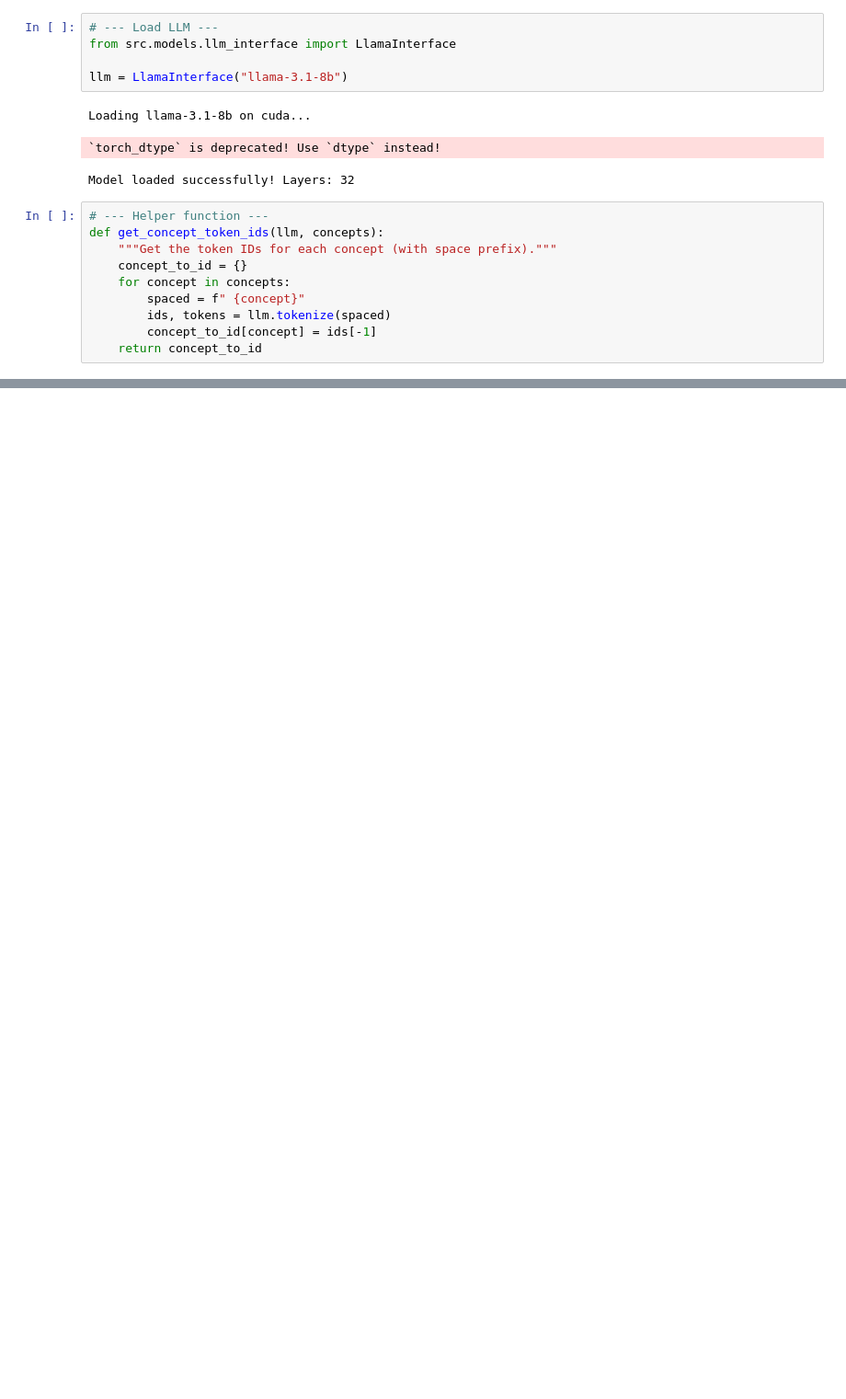
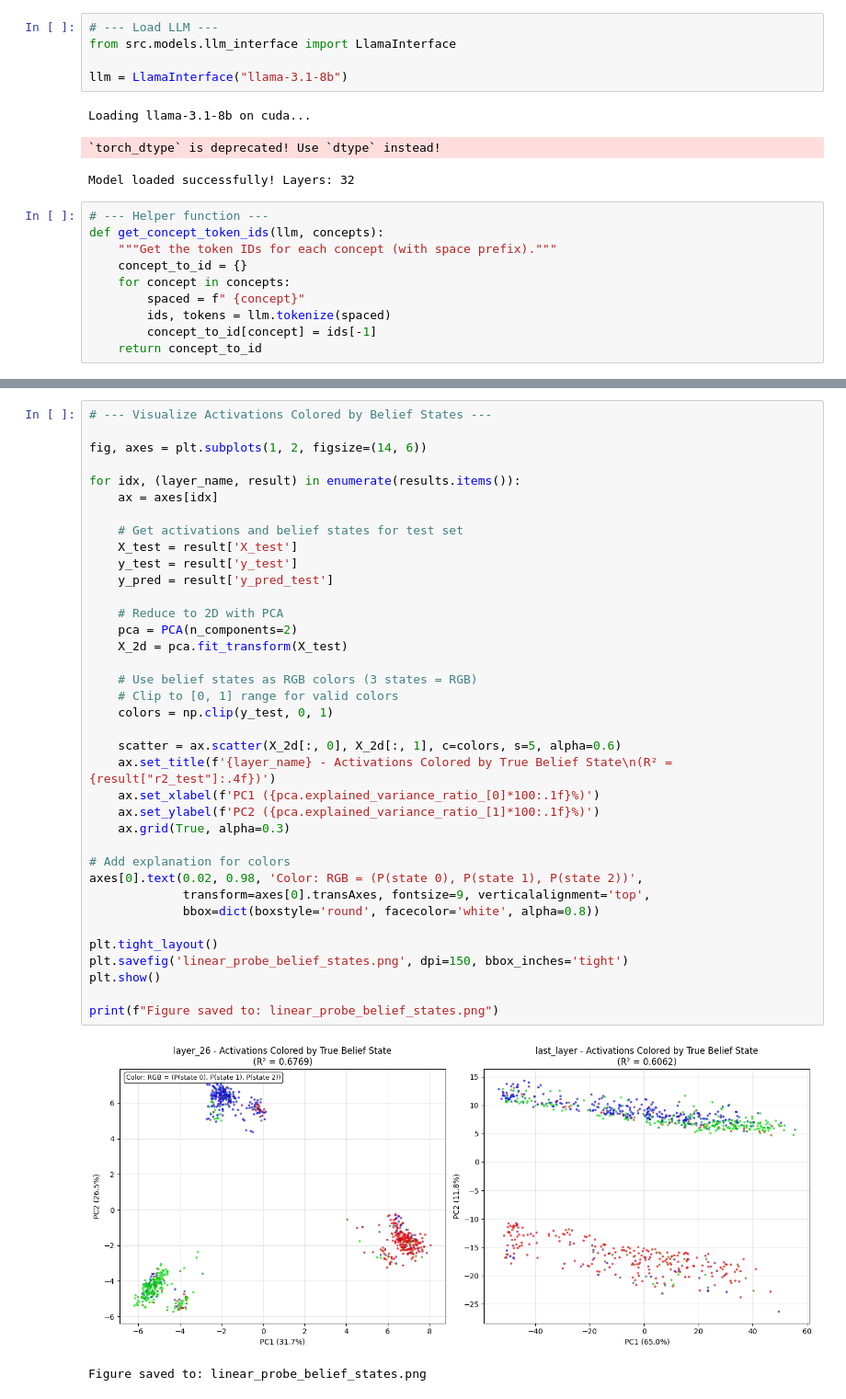
Before and after one commit to chiragr5241/geometric-interpretability-LLMs, a Jupyter notebook: experiments/accuracy_vs_context_HMM.ipynb, the cells around one changed output, grey strips where cells are left out. Shown at 92% size. Cells and saved outputs as stored; diff of their text form; blank space fills up the shorter version.

```diff
--- a/experiments/accuracy_vs_context_HMM.ipynb
+++ b/experiments/accuracy_vs_context_HMM.ipynb
@@ -303,0 +579,40 @@ Random baseline (1/3): 0.3333
+# %%
+# --- Visualize Activations Colored by Belief States ---
+
+fig, axes = plt.subplots(1, 2, figsize=(14, 6))
+
+for idx, (layer_name, result) in enumerate(results.items()):
+    ax = axes[idx]
+
+    # Get activations and belief states for test set
+    X_test = result['X_test']
+    y_test = result['y_test']
+    y_pred = result['y_pred_test']
+
+    # Reduce to 2D with PCA
+    pca = PCA(n_components=2)
+    X_2d = pca.fit_transform(X_test)
+
+    # Use belief states as RGB colors (3 states = RGB)
+    # Clip to [0, 1] range for valid colors
+    colors = np.clip(y_test, 0, 1)
+
+    scatter = ax.scatter(X_2d[:, 0], X_2d[:, 1], c=colors, s=5, alpha=0.6)
+    ax.set_title(f'{layer_name} - Activations Colored by True Belief State\n(R² = {result["r2_test"]:.4f})')
+    ax.set_xlabel(f'PC1 ({pca.explained_variance_ratio_[0]*100:.1f}%)')
+    ax.set_ylabel(f'PC2 ({pca.explained_variance_ratio_[1]*100:.1f}%)')
+    ax.grid(True, alpha=0.3)
+
+# Add explanation for colors
+axes[0].text(0.02, 0.98, 'Color: RGB = (P(state 0), P(state 1), P(state 2))',
+             transform=axes[0].transAxes, fontsize=9, verticalalignment='top',
+             bbox=dict(boxstyle='round', facecolor='white', alpha=0.8))
+
+plt.tight_layout()
+plt.savefig('linear_probe_belief_states.png', dpi=150, bbox_inches='tight')
+plt.show()
+
+print(f"Figure saved to: linear_probe_belief_states.png")
+# %% [output]
+[figure, added]
+Figure saved to: linear_probe_belief_states.png
```
Also changed, not shown: parts of 32 cells of this notebook, 2 other files.
